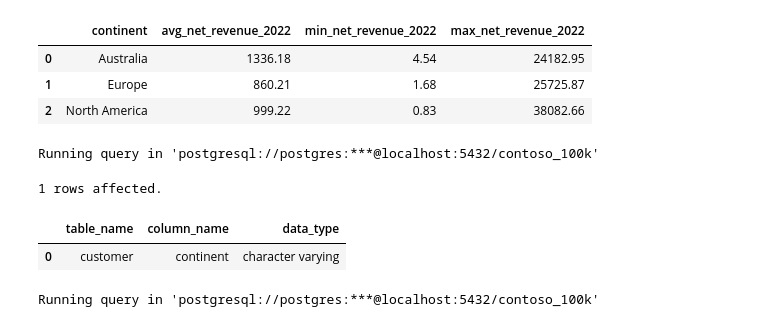
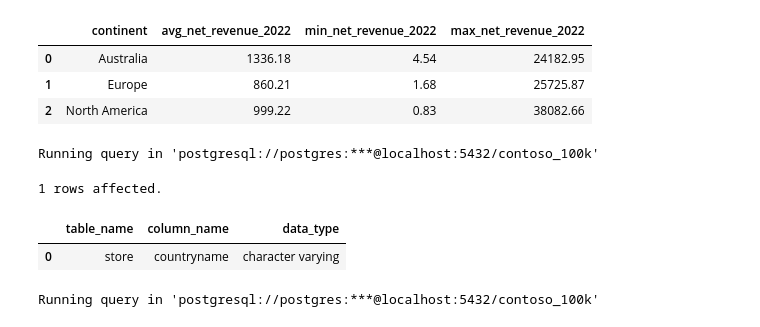
Before and after one commit to Bartek0829/SQL-learning, a Jupyter notebook: Resources/Blank_SQL_Notebook.ipynb, the cells around one changed output. Saved outputs shown, nothing was run; the diff lists cells and outputs as text; code cells hidden in the pictures.

```diff
--- a/Resources/Blank_SQL_Notebook.ipynb
+++ b/Resources/Blank_SQL_Notebook.ipynb
@@ -635,14 +635,14 @@ Running query in 'postgresql://postgres:***@localhost:5432/contoso_100k'
 # %%
 %%sql
 SELECT table_name, column_name, data_type
 FROM information_schema.columns
-WHERE column_name = 'continent'
+WHERE column_name = 'countryname'
   AND table_schema = 'public';
 # %% [output]
 Running query in 'postgresql://postgres:***@localhost:5432/contoso_100k'
 1 rows affected.
 |  | table_name | column_name | data_type |
-| 0 | customer | continent | character varying |
+| 0 | store | countryname | character varying |
 # %%
 %%sql
 SELECT
```
Also changed, not shown: parts of 3 cells of this notebook.
